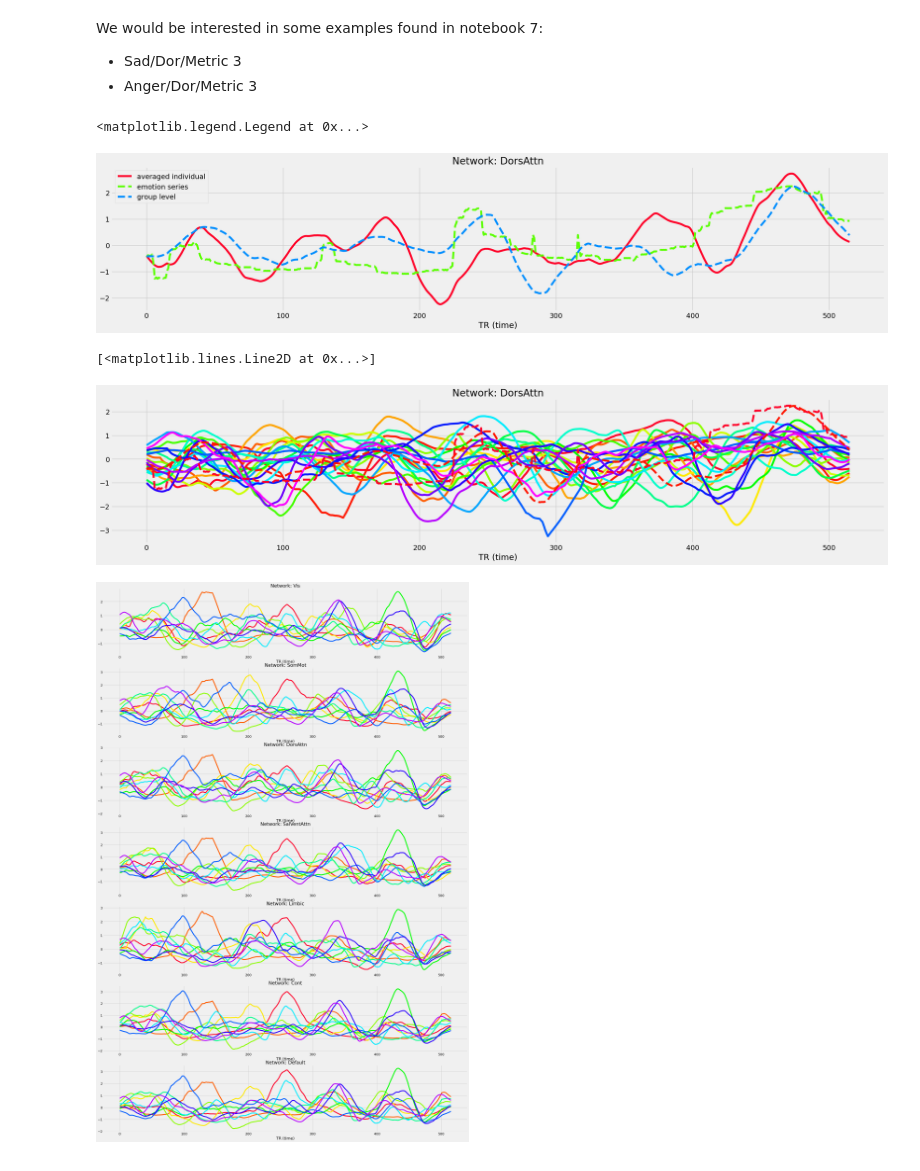
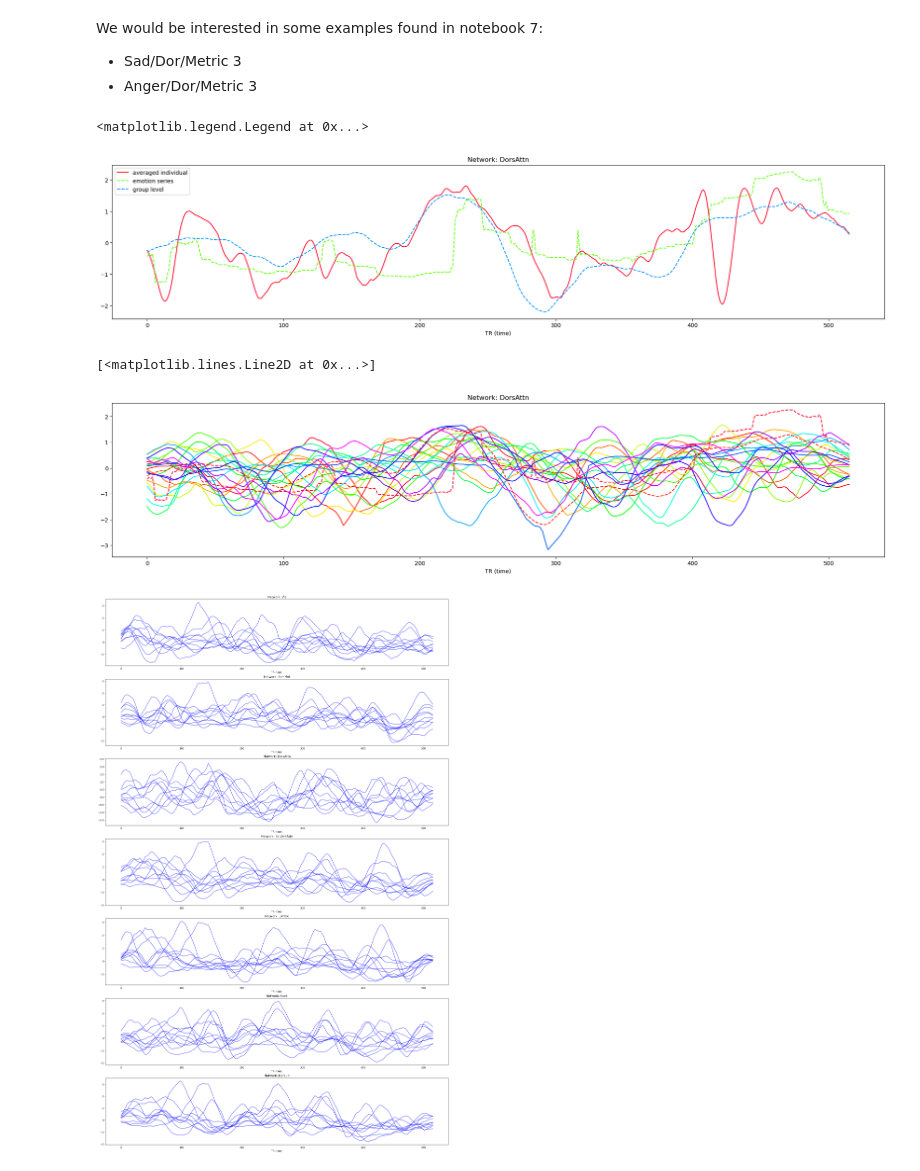
Before and after one commit to MIPLabCH/emoguide_gradients, a Jupyter notebook: 11_fmri_subject-level_metric.ipynb, the cells around one changed output. Cells and saved outputs as stored; diff of their text form; code cells hidden in the pictures.

```diff
--- a/11_fmri_subject-level_metric.ipynb
+++ b/11_fmri_subject-level_metric.ipynb
@@ -71,7 +71,7 @@ cm = plt.get_cmap('gist_rainbow')
 ax.set_prop_cycle(color=[cm(1.*k/NUM_COLORS) for k in range(NUM_COLORS)])
 
 tmp = indiv_metrics[:,2].mean(axis=0)
-tmp = zscore(low_pass(tmp, ks=30))
+tmp = zscore(low_pass(tmp, ks=10))
 ax.plot(-tmp, label='averaged individual')
 ax.set_title('Network: {}'.format(networks[2]))
 ax.set_xlabel('TR (time)')
@@ -81,7 +81,7 @@ ax.plot(-low_pass(geny, ks=30), linestyle='--', label='group level')
 ax.legend()
 # %% [output]
 <matplotlib.legend.Legend at 0x...>
-[figure, old version]
+[figure, new version]
 # %%
 NUM_COLORS = len(subjects) - 10
 fig, ax = plt.subplots(1, figsize=(25,5))
@@ -99,18 +99,18 @@ ax.plot(ye, linestyle='--')
 ax.plot(-low_pass(geny, ks=30), linestyle='--')
 # %% [output]
 [<matplotlib.lines.Line2D at 0x...>]
-[figure, old version]
+[figure, new version]
 # %%
 NUM_COLORS = len(subjects) - 20
 fig, ax = plt.subplots(7,1, figsize=(25,40))
 cm = plt.get_cmap('gist_rainbow')
 for i in range(len(networks)):
-    ax[i].set_prop_cycle(color=[cm(1.*k/NUM_COLORS) for k in range(NUM_COLORS)])
+    # ax[i].set_prop_cycle(color=[cm(1.*k/NUM_COLORS) for k in range(NUM_COLORS)])
     for s in range(len(subjects)-20):
         tmp = indiv_metrics[s][i]
         tmp = low_pass(tmp, ks=30)
-        ax[i].plot(tmp)
+        ax[i].plot(tmp, color='b',alpha=0.7)
         ax[i].set_title('Network: {}'.format(networks[i]))
         ax[i].set_xlabel('TR (time)')
 # %% [output]
-[figure, old version]
+[figure, new version]
```
Also changed, not shown: 14 other files.
